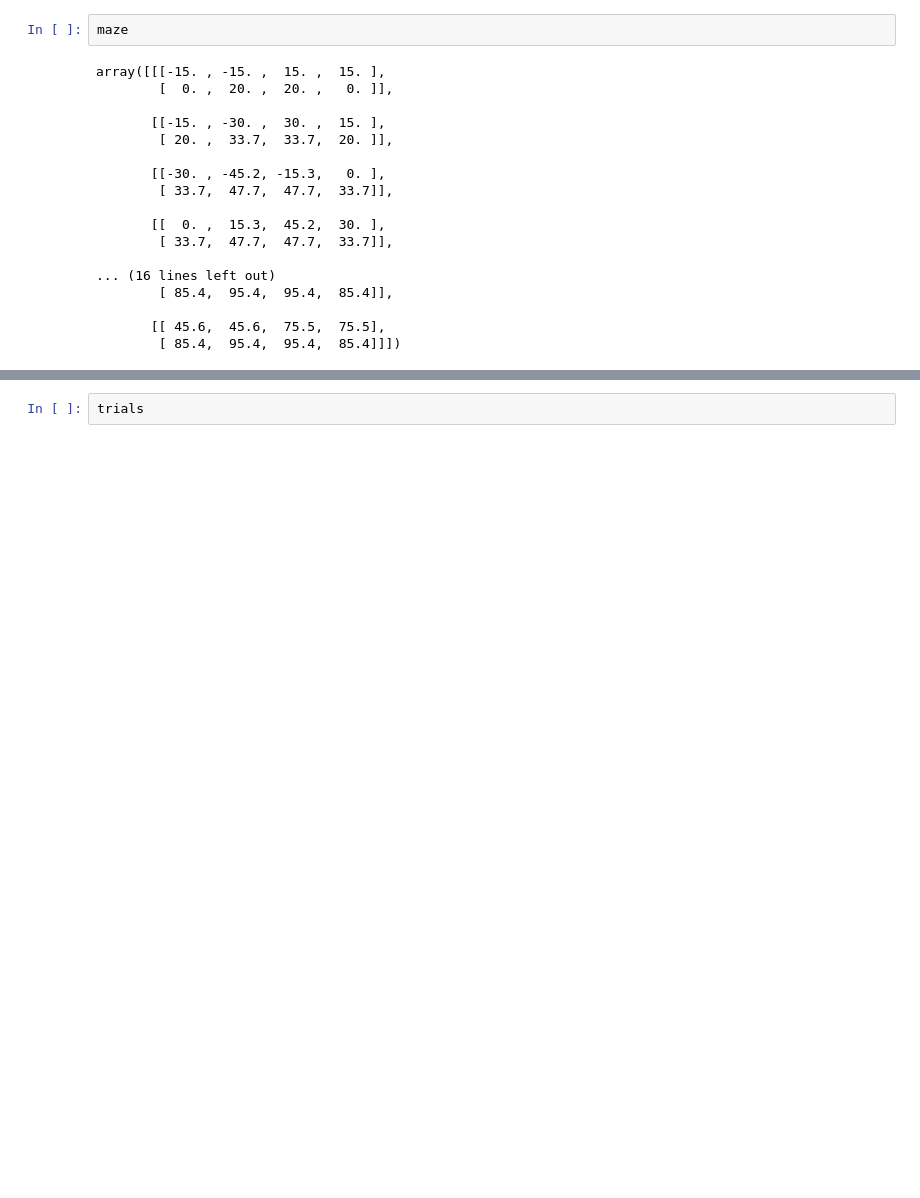
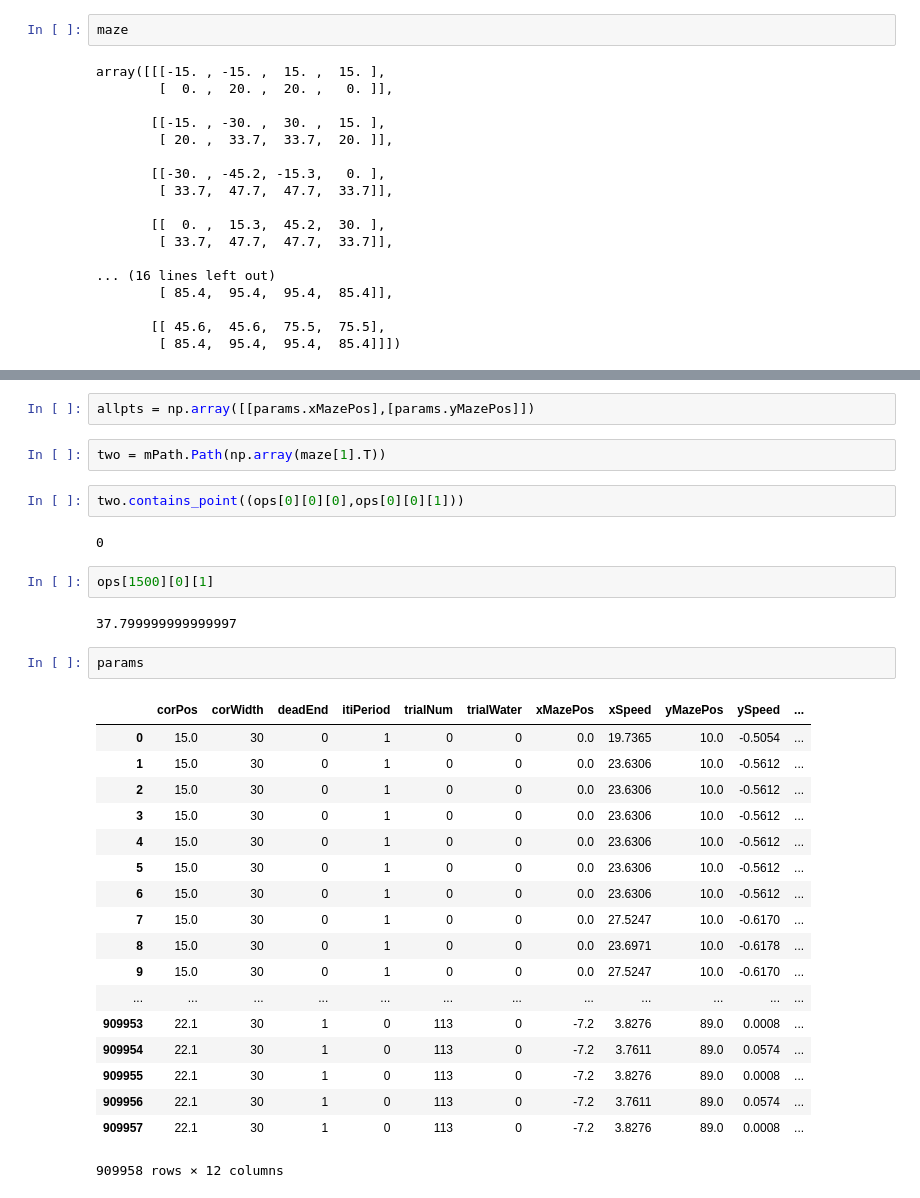
Before and after one commit to sofroniewn/mVR-example, a Jupyter notebook: mVR - example_data.ipynb, the cells around one changed output, grey strips where cells are left out. Drawn from its saved outputs; the diff is of its cells as text; blank space fills up the shorter version.

```diff
--- a/mVR - example_data.ipynb
+++ b/mVR - example_data.ipynb
@@ -141,2 +384,33 @@ correct(params,2,trials)
-# %%
-trials
+# %%
+allpts = np.array([[params.xMazePos],[params.yMazePos]])
+# %%
+two = mPath.Path(np.array(maze[1].T))
+# %%
+two.contains_point((ops[0][0][0],ops[0][0][1]))
+# %% [output]
+0
+# %%
+ops[1500][0][1]
+# %% [output]
+37.799999999999997
+# %%
+params
+# %% [output]
+|  | corPos | corWidth | deadEnd | itiPeriod | trialNum | trialWater | xMazePos | xSpeed | yMazePos | ySpeed | ... |
+| 0 | 15.0 | 30 | 0 | 1 | 0 | 0 | 0.0 | 19.7365 | 10.0 | -0.5054 | ... |
+| 1 | 15.0 | 30 | 0 | 1 | 0 | 0 | 0.0 | 23.6306 | 10.0 | -0.5612 | ... |
+| 2 | 15.0 | 30 | 0 | 1 | 0 | 0 | 0.0 | 23.6306 | 10.0 | -0.5612 | ... |
+| 3 | 15.0 | 30 | 0 | 1 | 0 | 0 | 0.0 | 23.6306 | 10.0 | -0.5612 | ... |
+| 4 | 15.0 | 30 | 0 | 1 | 0 | 0 | 0.0 | 23.6306 | 10.0 | -0.5612 | ... |
+| 5 | 15.0 | 30 | 0 | 1 | 0 | 0 | 0.0 | 23.6306 | 10.0 | -0.5612 | ... |
+| 6 | 15.0 | 30 | 0 | 1 | 0 | 0 | 0.0 | 23.6306 | 10.0 | -0.5612 | ... |
+| 7 | 15.0 | 30 | 0 | 1 | 0 | 0 | 0.0 | 27.5247 | 10.0 | -0.6170 | ... |
+| 8 | 15.0 | 30 | 0 | 1 | 0 | 0 | 0.0 | 23.6971 | 10.0 | -0.6178 | ... |
+| 9 | 15.0 | 30 | 0 | 1 | 0 | 0 | 0.0 | 27.5247 | 10.0 | -0.6170 | ... |
+| ... | ... | ... | ... | ... | ... | ... | ... | ... | ... | ... | ... |
+| 909953 | 22.1 | 30 | 1 | 0 | 113 | 0 | -7.2 | 3.8276 | 89.0 | 0.0008 | ... |
+| 909954 | 22.1 | 30 | 1 | 0 | 113 | 0 | -7.2 | 3.7611 | 89.0 | 0.0574 | ... |
+| 909955 | 22.1 | 30 | 1 | 0 | 113 | 0 | -7.2 | 3.8276 | 89.0 | 0.0008 | ... |
+| 909956 | 22.1 | 30 | 1 | 0 | 113 | 0 | -7.2 | 3.7611 | 89.0 | 0.0574 | ... |
+| 909957 | 22.1 | 30 | 1 | 0 | 113 | 0 | -7.2 | 3.8276 | 89.0 | 0.0008 | ... |
+909958 rows × 12 columns
```
Also changed, not shown: parts of 9 cells of this notebook.
